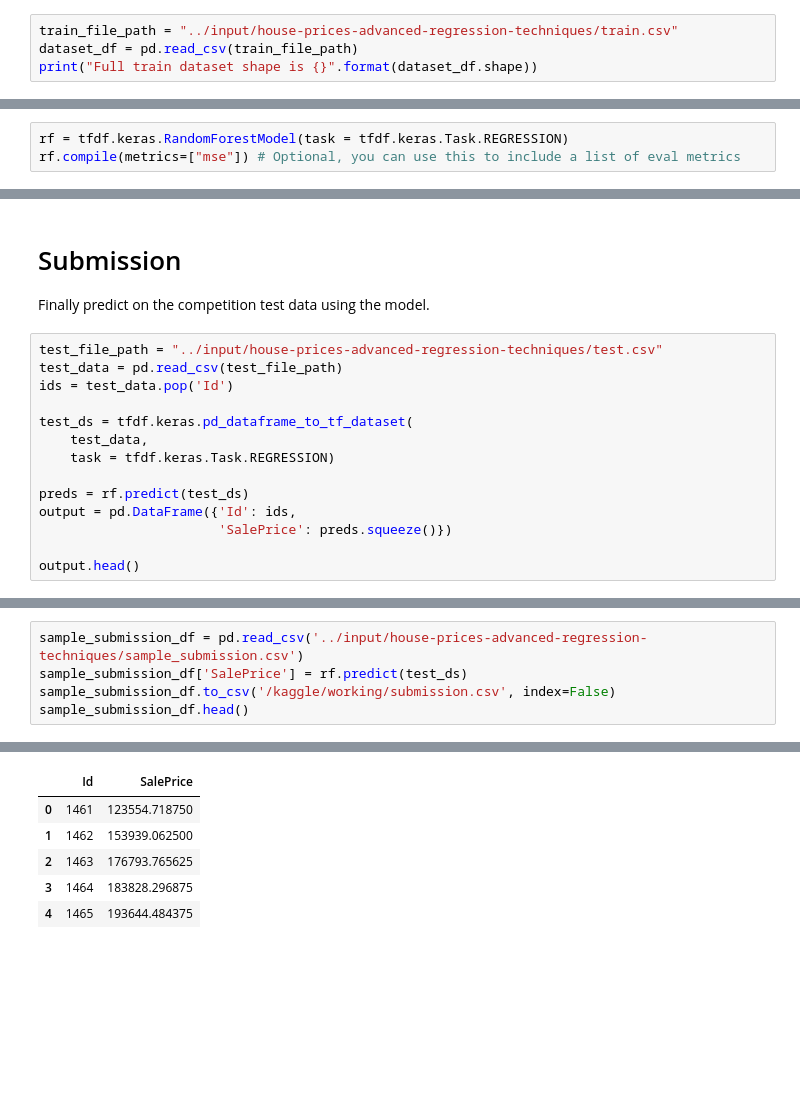
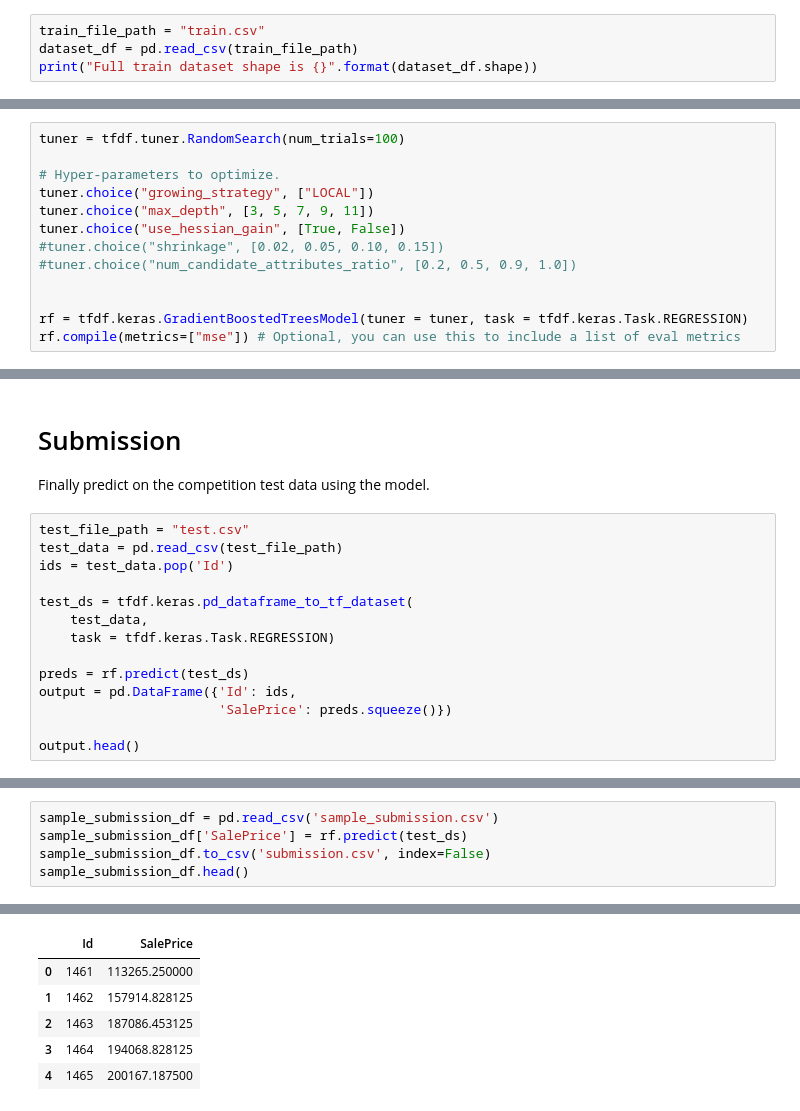
Before and after one commit to kenneth-yap/Kaggle, a Jupyter notebook: House Price Prediction/house-prices-prediction-using-tfdf.ipynb, the cells around one changed output, grey strips where cells are left out. Cells and saved outputs as stored; diff of their text form; blank space fills up the shorter version.

```diff
--- a/House Price Prediction/house-prices-prediction-using-tfdf.ipynb
+++ b/House Price Prediction/house-prices-prediction-using-tfdf.ipynb
@@ -44,7 +37,7 @@ TensorFlow Decision Forests v1.2.0
 # %% [markdown]
 ## Load the dataset
 # %%
-train_file_path = "../input/house-prices-advanced-regression-techniques/train.csv"
+train_file_path = "train.csv"
 dataset_df = pd.read_csv(train_file_path)
 print("Full train dataset shape is {}".format(dataset_df.shape))
 # %% [output]
@@ -212,6 +205,16 @@ Read more [here](https://www.tensorflow.org/decision_forests/api_docs/python/tfd
 
 Today, we will use the defaults to create the Random Forest Model while specifiyng the task type as `tfdf.keras.Task.REGRESSION`.
 # %%
-rf = tfdf.keras.RandomForestModel(task = tfdf.keras.Task.REGRESSION)
+tuner = tfdf.tuner.RandomSearch(num_trials=100)
+
+# Hyper-parameters to optimize.
+tuner.choice("growing_strategy", ["LOCAL"])
+tuner.choice("max_depth", [3, 5, 7, 9, 11])
+tuner.choice("use_hessian_gain", [True, False])
+#tuner.choice("shrinkage", [0.02, 0.05, 0.10, 0.15])
+#tuner.choice("num_candidate_attributes_ratio", [0.2, 0.5, 0.9, 1.0])
+
+
+rf = tfdf.keras.GradientBoostedTreesModel(tuner = tuner, task = tfdf.keras.Task.REGRESSION)
 rf.compile(metrics=["mse"]) # Optional, you can use this to include a list of eval metrics
 # %% [output]
@@ -358,7 +366,7 @@ plt.show()
 # Submission
 Finally predict on the competition test data using the model.
 # %%
-test_file_path = "../input/house-prices-advanced-regression-techniques/test.csv"
+test_file_path = "test.csv"
 test_data = pd.read_csv(test_file_path)
 ids = test_data.pop('Id')
 
@@ -382,6 +390,6 @@ output.head()
 # %%
-sample_submission_df = pd.read_csv('../input/house-prices-advanced-regression-techniques/sample_submission.csv')
+sample_submission_df = pd.read_csv('sample_submission.csv')
 sample_submission_df['SalePrice'] = rf.predict(test_ds)
-sample_submission_df.to_csv('/kaggle/working/submission.csv', index=False)
+sample_submission_df.to_csv('submission.csv', index=False)
 sample_submission_df.head()
 # %% [output]
@@ -389,6 +397,6 @@ sample_submission_df.head()
 |  | Id | SalePrice |
-| 0 | 1461 | 123554.718750 |
-| 1 | 1462 | 153939.062500 |
-| 2 | 1463 | 176793.765625 |
-| 3 | 1464 | 183828.296875 |
-| 4 | 1465 | 193644.484375 |
+| 0 | 1461 | 113265.250000 |
+| 1 | 1462 | 157914.828125 |
+| 2 | 1463 | 187086.453125 |
+| 3 | 1464 | 194068.828125 |
+| 4 | 1465 | 200167.187500 |
```
Also changed, not shown: parts of 15 cells of this notebook, 1 other file.
